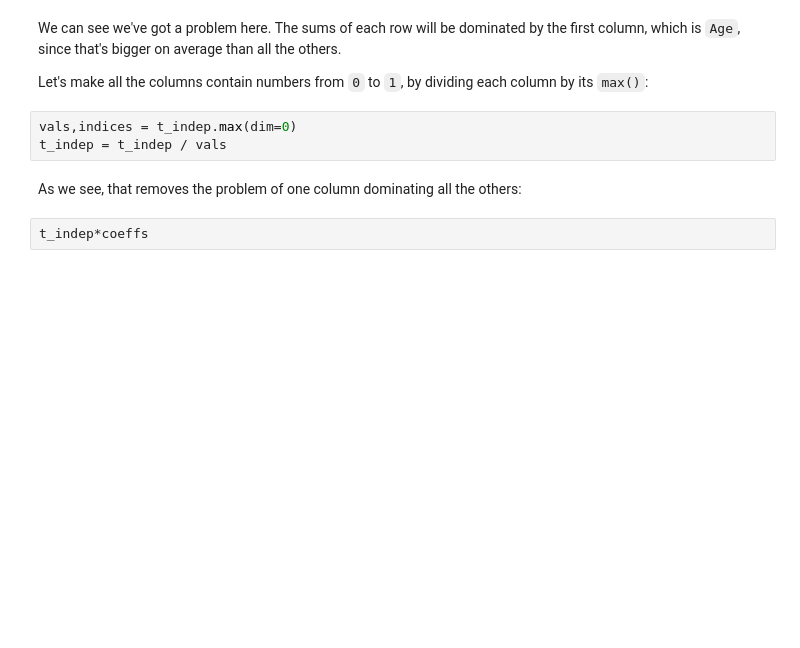
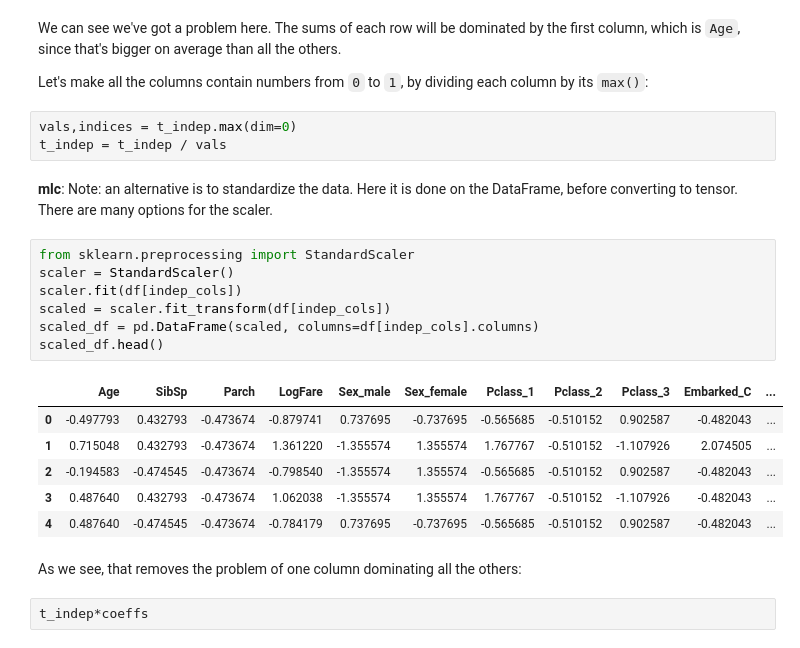
Before and after one commit to isa-ulisboa/greends-pml-2022-2023, a Jupyter notebook: Lesson5_edited_for_colab_linear_model_and_neural_net_from_scratch.ipynb, the cells around one changed output. Cells and saved outputs as stored; diff of their text form; blank space fills up the shorter version.

```diff
--- a/Lesson5_edited_for_colab_linear_model_and_neural_net_from_scratch.ipynb
+++ b/Lesson5_edited_for_colab_linear_model_and_neural_net_from_scratch.ipynb
@@ -245,6 +318,22 @@ Let's make all the columns contain numbers from `0` to `1`, by dividing each col
 # %%
 vals,indices = t_indep.max(dim=0)
 t_indep = t_indep / vals
+# %% [markdown]
+**mlc**: Note: an alternative is to standardize the data. Here it is done on the DataFrame, before converting to tensor. There are many options for the scaler.
+# %%
+from sklearn.preprocessing import StandardScaler
+scaler = StandardScaler()
+scaler.fit(df[indep_cols])
+scaled = scaler.fit_transform(df[indep_cols])
+scaled_df = pd.DataFrame(scaled, columns=df[indep_cols].columns)
+scaled_df.head()
+# %% [output]
+|  | Age | SibSp | Parch | LogFare | Sex_male | Sex_female | Pclass_1 | Pclass_2 | Pclass_3 | Embarked_C | ... |
+| 0 | -0.497793 | 0.432793 | -0.473674 | -0.879741 | 0.737695 | -0.737695 | -0.565685 | -0.510152 | 0.902587 | -0.482043 | ... |
+| 1 | 0.715048 | 0.432793 | -0.473674 | 1.361220 | -1.355574 | 1.355574 | 1.767767 | -0.510152 | -1.107926 | 2.074505 | ... |
+| 2 | -0.194583 | -0.474545 | -0.473674 | -0.798540 | -1.355574 | 1.355574 | -0.565685 | -0.510152 | 0.902587 | -0.482043 | ... |
+| 3 | 0.487640 | 0.432793 | -0.473674 | 1.062038 | -1.355574 | 1.355574 | 1.767767 | -0.510152 | -1.107926 | -0.482043 | ... |
+| 4 | 0.487640 | -0.474545 | -0.473674 | -0.784179 | 0.737695 | -0.737695 | -0.565685 | -0.510152 | 0.902587 | -0.482043 | ... |
 # %% [markdown]
 As we see, that removes the problem of one column dominating all the others:
 # %%
```
Also changed, not shown: parts of 20 cells of this notebook.
